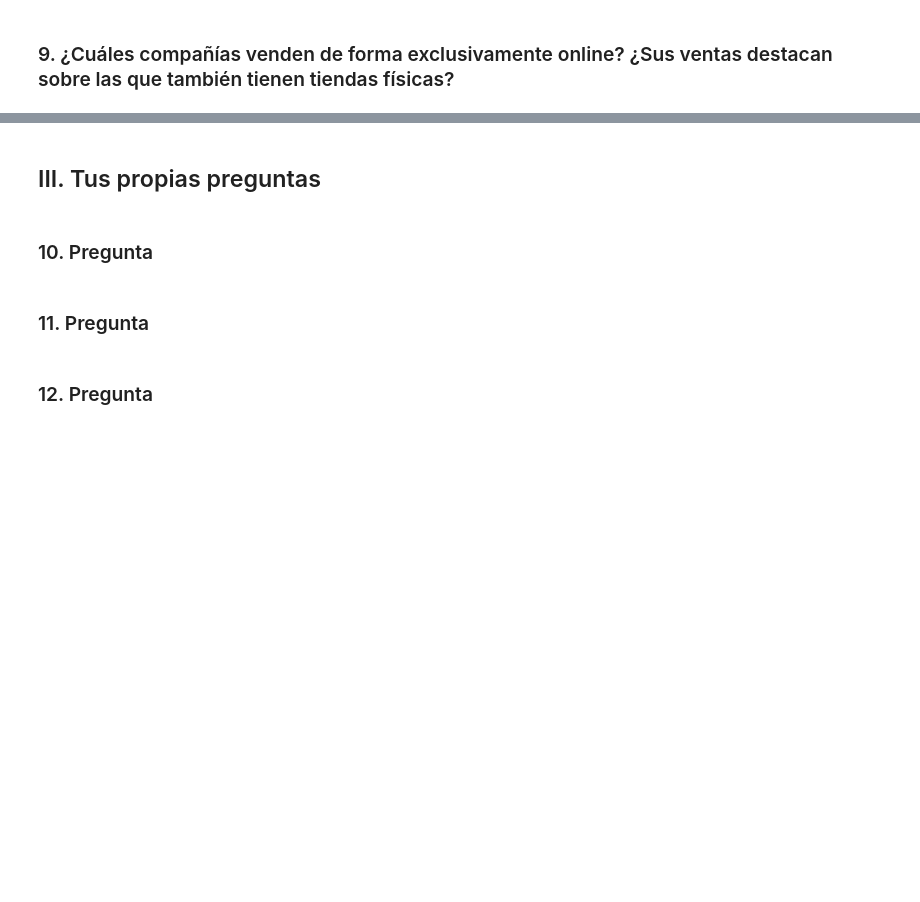
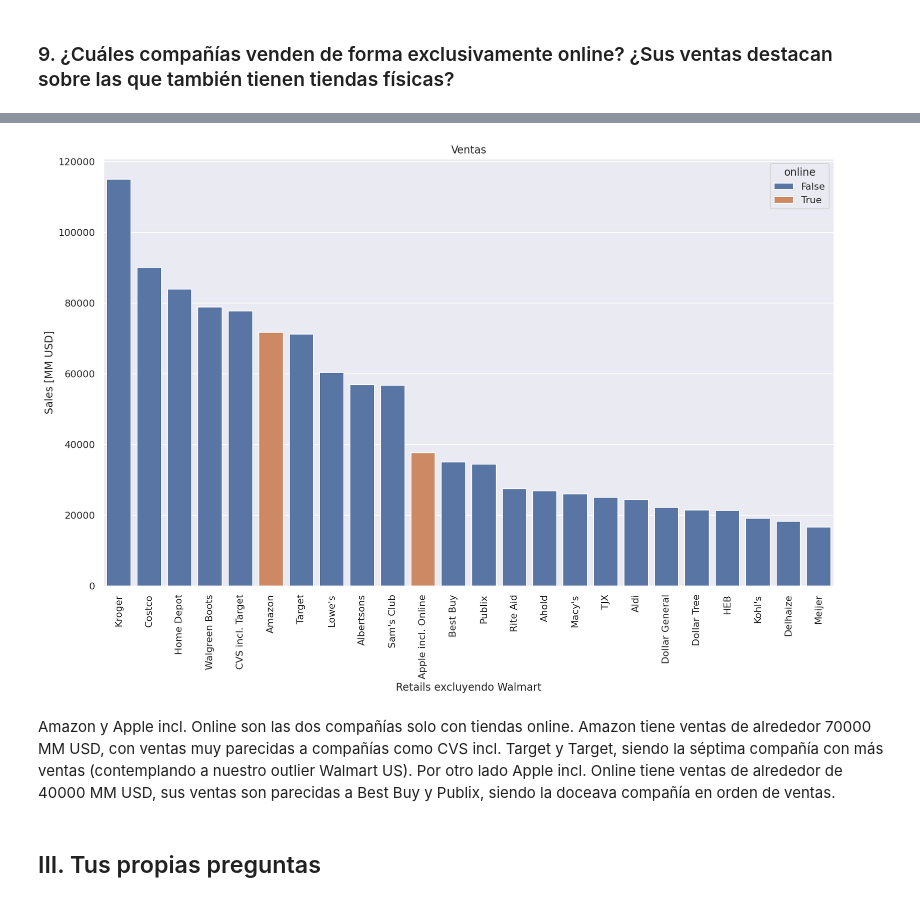
Before and after one commit to FaustinoAndres/proyecto-datacademy, a Jupyter notebook: proyecto_datacademy.ipynb, the cells around one changed output, grey strips where cells are left out. Cells and saved outputs as stored; diff of their text form; code cells hidden in the pictures; blank space fills up the shorter version.

```diff
--- a/proyecto_datacademy.ipynb
+++ b/proyecto_datacademy.ipynb
@@ -217,8 +322,15 @@ Solo Walmart US y Walgreen Boots están dentro de las que más ventas y tiendas
+# %%
+df_sorted['online'] = df_sorted['Stores'].isna()
+# %%
+fig = sns.barplot(data = df_sorted[1:], x = 'Company', y = 'Sales', hue='online', dodge=False)
+fig.set_title('Ventas')
+fig.set_xlabel('Retails excluyendo Walmart')
+fig.set_ylabel('Sales [MM USD]')
+fig.set_xticklabels(fig.get_xticklabels(),rotation = 90)
+sns.set(rc = {'figure.figsize':(20,8)})
+# %% [output]
+[figure, added]
+# %% [markdown]
+Amazon y Apple incl. Online son las dos compañías solo con tiendas online. Amazon tiene ventas de alrededor 70000 MM USD, con ventas muy parecidas a compañías como CVS incl. Target y Target, siendo la séptima compañía con más ventas (contemplando a nuestro outlier Walmart US). Por otro lado Apple incl. Online tiene ventas de alrededor de 40000 MM USD, sus ventas son parecidas a Best Buy y Publix, siendo la doceava compañía en orden de ventas.
 # %% [markdown]
 ## III. Tus propias preguntas
-# %% [markdown]
-### 10. Pregunta
-# %% [markdown]
-### 11. Pregunta
-# %% [markdown]
-### 12. Pregunta
```
Also changed, not shown: parts of 14 cells of this notebook.
